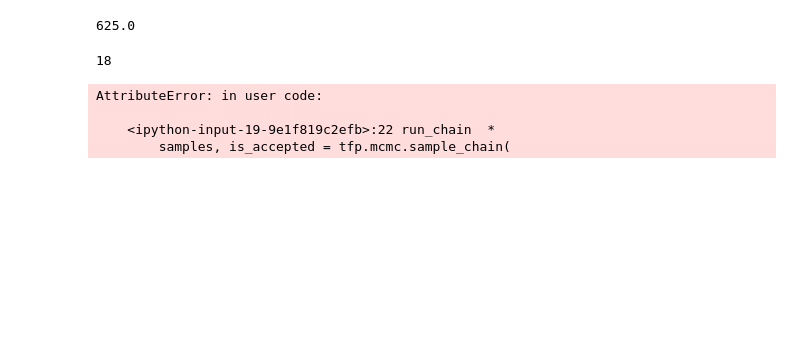
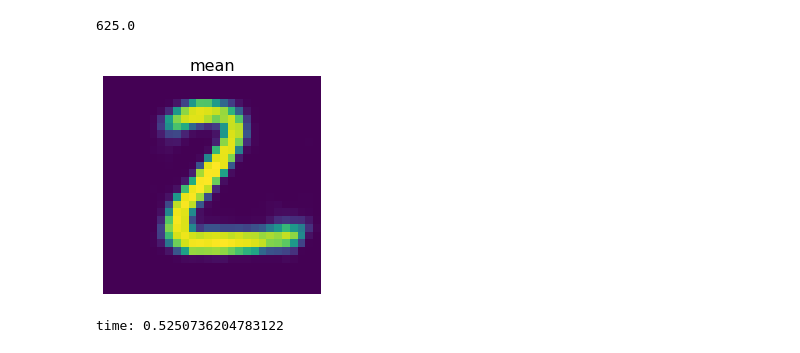
Before and after one commit to VMBoehm/PAE, a Jupyter notebook: notebooks/tf2/logp_eval_tflowsampler.ipynb, the cells around one changed output. Saved outputs shown, nothing was run; the diff lists cells and outputs as text; code cells hidden in the pictures; blank space fills up the shorter version.

```diff
--- a/notebooks/tf2/logp_eval_tflowsampler.ipynb
+++ b/notebooks/tf2/logp_eval_tflowsampler.ipynb
@@ -474,56 +412,54 @@ summed square error after and before optimization
 import time
 # %%
 # Initialize the HMC transition kernel.
-num_results = int(625*2)
-num_burnin_steps = int(500)
+num_results = int(625)
 
 
-def get_kernel(ii):
+def get_kernel(ii,num_burnin_steps, num_lp_steps):
     x     = np.repeat(x_test[ii:ii+1], 16, axis=0)
     LP    = LogP(x)
     z_ini = get_encoded(x)[:,:10]
     adaptive_hmc = tfp.mcmc.DualAveragingStepSizeAdaptation(
         tfp.mcmc.HamiltonianMonteCarlo(
             target_log_prob_fn=LP.logp,
-            num_leapfrog_steps=3,
+            num_leapfrog_steps=num_lp_steps,
             step_size=1.0),
         num_adaptation_steps=int(num_burnin_steps * 0.8))
     return adaptive_hmc, z_ini, LP
 
 # Run the chain (with burn-in).
 @tf.function
-def run_chain(adapative_hmc, z_ini):
+def run_chain(adapative_hmc, z_ini, num_burnin_steps):
   # Run the chain (with burn-in).
     samples, is_accepted = tfp.mcmc.sample_chain(
       num_results      = num_results,
       num_burnin_steps = num_burnin_steps,
-      current_state    = tf.tensor(z_ini),
+      current_state    = z_ini,
       kernel           = adaptive_hmc,
       trace_fn         = lambda _, pkr: pkr.inner_results.is_accepted)
 
     return samples[::2,:,:]
 # %%
 begin = time.time()
-for ii in range(18,19):
-    print(ii)
-    adaptive_hmc, z_ini, LP = get_kernel(ii)
-    samples             = run_chain(adaptive_hmc, z_ini)
-    samples             = np.squeeze(samples.numpy().reshape(-1,params['latent_size']))
-    logps               = np.zeros(len(samples))
-    for jj in range(len(samples)//params['batch_size']):
-        logps[jj*params['batch_size']:(jj+1)*params['batch_size']] = LP.logp(samples[jj*params['batch_size']:(jj+1)*params['batch_size']])
-    np.save(os.path.join('/global/cscratch1/sd/vboehm/PAE_samples','HMC_MNIST_test%d_latent_dim%d_rand_start.npy'%(ii, params['latent_size'])),[[logps],samples])
-    x_mean              = np.reshape(get_decoded(build_container(samples.mean(axis=0)))[0], (28,28))
-    plt.title('mean')
-    plt.imshow(x_mean.reshape(28,28))
-    plt.axis('off')
-    plt.show()
+ii=1
+for jj, burnin in enumerate([500]):
+    for nn, numsteps in enumerate([3]):
+        adaptive_hmc, z_ini, LP = get_kernel(ii,burnin,numsteps)
+        samples             = run_chain(adaptive_hmc, z_ini,burnin)
+        samples             = np.squeeze(samples.numpy().reshape(-1,params['latent_size']))
+        logps               = np.zeros(len(samples))
+        for kk in range(len(samples)//params['batch_size']):
+            logps[kk*params['batch_size']:(kk+1)*params['batch_size']] = LP.logp(samples[kk*params['batch_size']:(kk+1)*params['batch_size']])
+        np.save(os.path.join('/global/cscratch1/sd/vboehm/PAE_samples','HMC_MNIST_test%d_latent_dim%d_burnin%d_leapfrog%d.npy'%(ii, params['latent_size'],burnin,numsteps)),[[logps],samples])
+        x_mean              = np.reshape(get_decoded(build_container(samples.mean(axis=0)))[0], (28,28))
+        plt.title('mean')
+        plt.imshow(x_mean.reshape(28,28))
+        plt.axis('off')
+        plt.show()
 end                 = time.time()-begin
+print('time:', end/60/10)
 # %% [output]
+[figure, added]
-18
+time: 0.5250736204783122
-AttributeError: in user code:
-
-    <ipython-input-19-9e1f819c2efb>:22 run_chain  *
-        samples, is_accepted = tfp.mcmc.sample_chain(
 # %%
 print(end)
```
Also changed, not shown: parts of 31 cells of this notebook, 2 other files.
